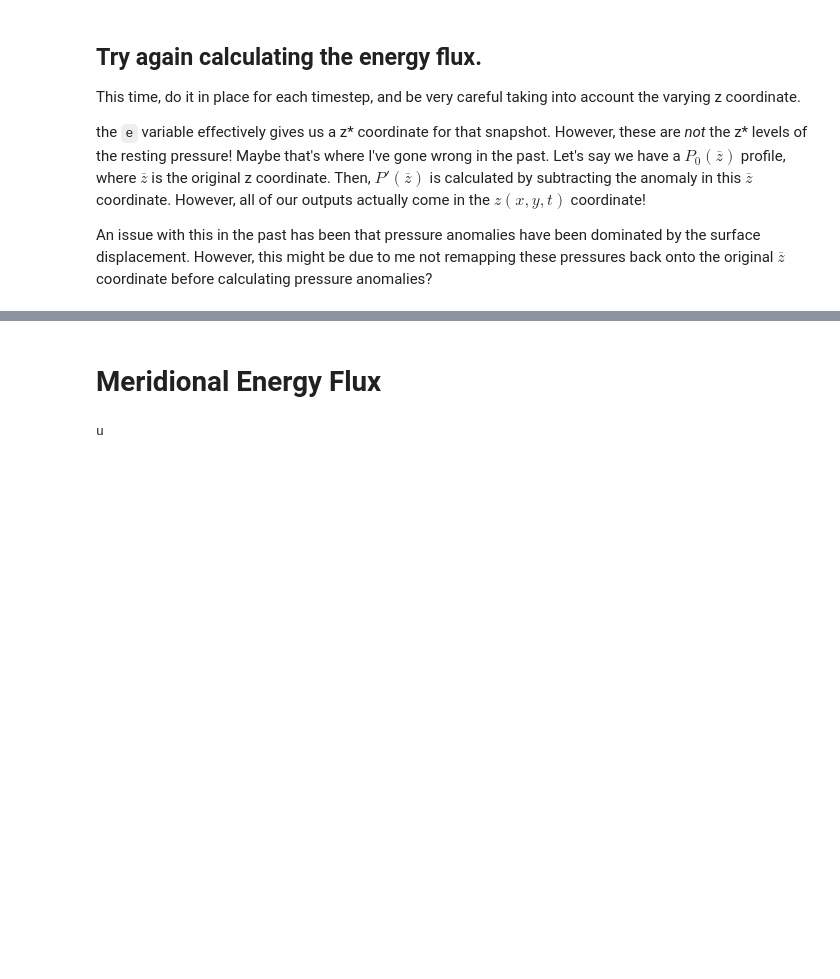
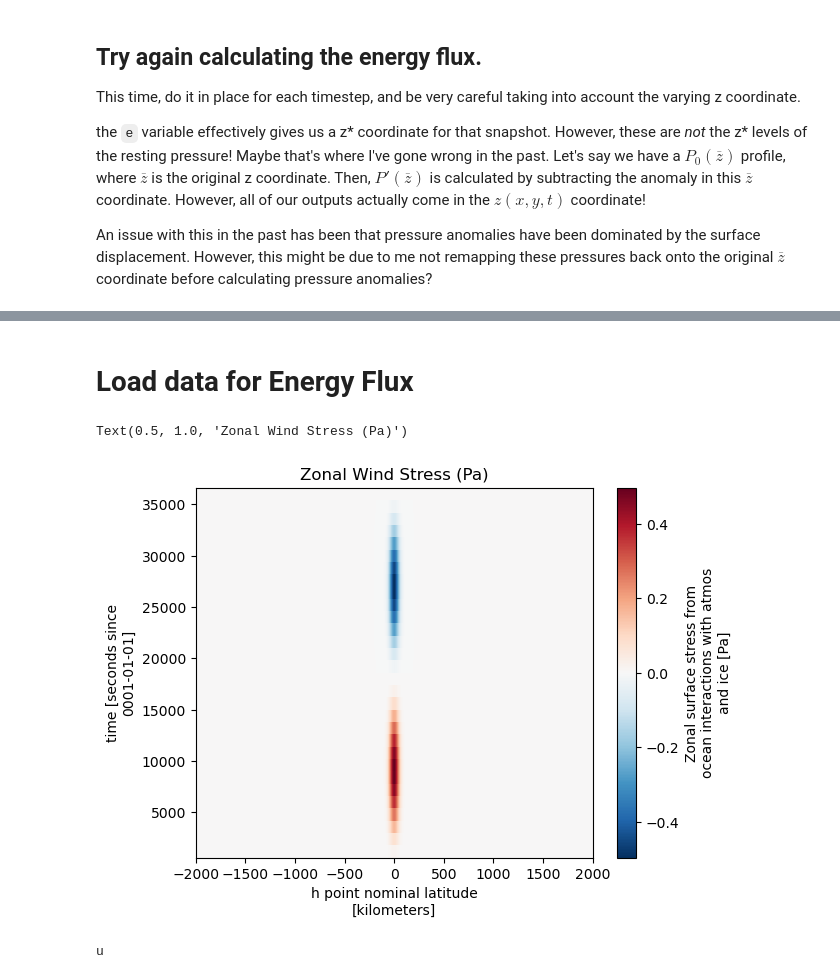
Before and after one commit to ashjbarnes/topographic-NIWs, a Jupyter notebook: analysis_notebooks/energy_flux_attempt.ipynb, the cells around one changed output, grey strips where cells are left out. Saved outputs shown, nothing was run; the diff lists cells and outputs as text; code cells hidden in the pictures; blank space fills up the shorter version.

```diff
--- a/analysis_notebooks/energy_flux_attempt.ipynb
+++ b/analysis_notebooks/energy_flux_attempt.ipynb
@@ -29,2 +32,11 @@ client
 # %% [markdown]
-# Meridional Energy Flux
+# Load data for Energy Flux
+# %%
+merid = xr.open_mfdataset("/home/149/ab8992/topographic-NIWs/outputdir/height_500/merid/*.nc",decode_times = False,decode_cf = False).isel(xh = 0,xq = 0)
+merid_ml = xr.open_mfdataset("/home/149/ab8992/topographic-NIWs/outputdir/common_mixedlayer/merid/*.nc",decode_times = False,decode_cf = False).isel(xh = 0,xq = 0)
+# %%
+merid.taux.sel(time = slice(0,10 * 3600)).plot()
+plt.title("Zonal Wind Stress (Pa)")
+# %% [output]
+Text(0.5, 1.0, 'Zonal Wind Stress (Pa)')
+[figure, added]
```
Also changed, not shown: parts of 11 cells of this notebook, 2 other files.
